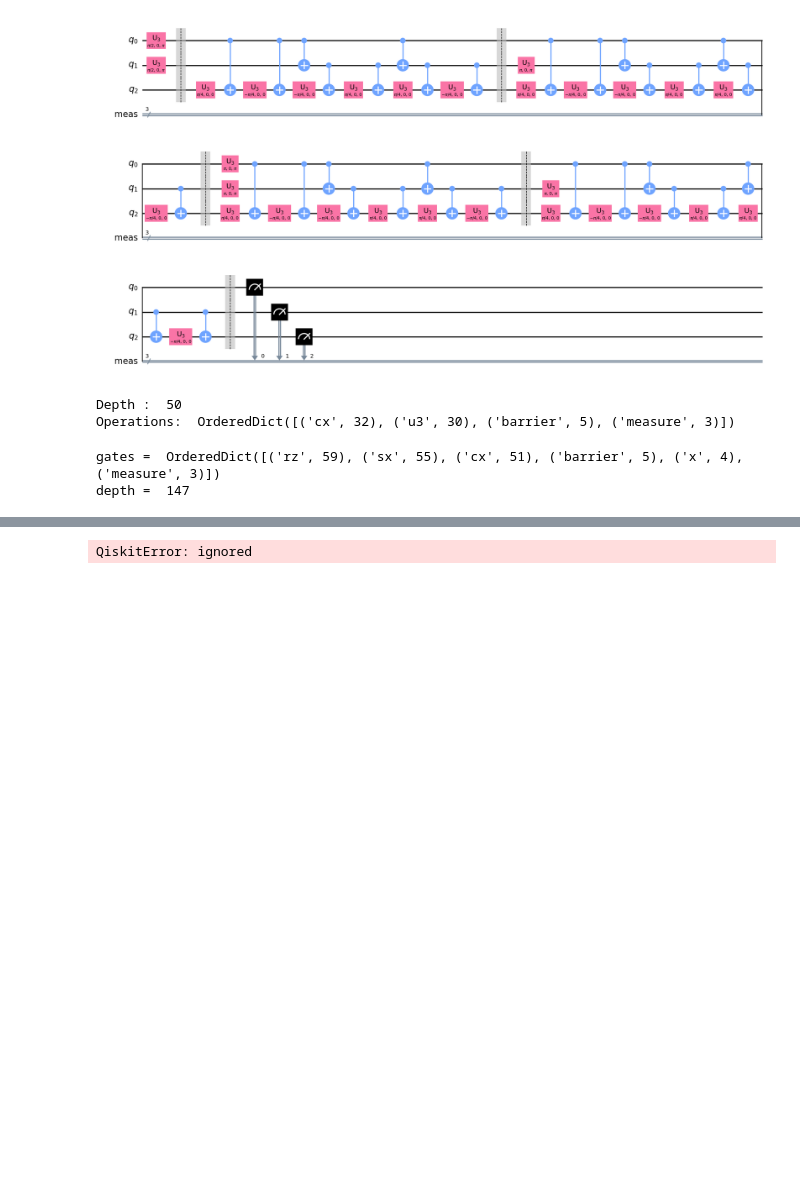
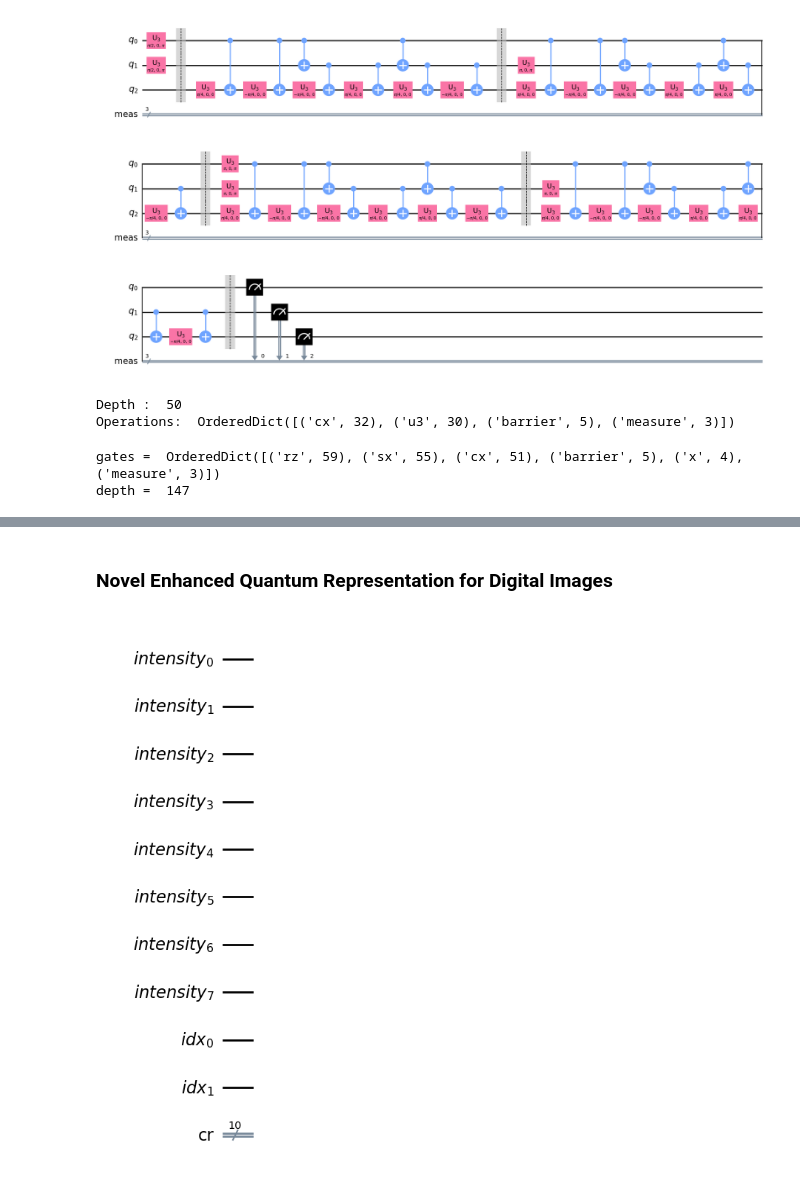
Before and after one commit to MUbarak123-56/qiskit-work, a Jupyter notebook: quantum_applications/fqri_neqr.ipynb, the cells around one changed output, grey strips where cells are left out. Saved outputs shown, nothing was run; the diff lists cells and outputs as text; code cells hidden in the pictures; blank space fills up the shorter version.

```diff
--- a/quantum_applications/fqri_neqr.ipynb
+++ b/quantum_applications/fqri_neqr.ipynb
@@ -288,9 +270,24 @@ Successfully installed ntlm-auth-1.5.0 qiskit-ibmq-provider-0.20.2 requests-ntlm
 # %%
-t_qc1 = transpile(qc1, fake_athens, optimization_level=3)
-qobj = assemble(t_qc1, shots=4096)
-result = fake_athens.run(qobj).result()
-counts = result.get_counts(qc1)
-print(counts)
-plot_histogram(counts)
+#t_qc1 = transpile(qc1, fake_athens, optimization_level=3)
+#qobj = assemble(t_qc1, shots=4096)
+#result = fake_athens.run(qobj).result()
+#counts = result.get_counts(qc1)
+#print(counts)
+#plot_histogram(counts)
-# %% [output]
-QiskitError: ignored
+# %% [markdown]
+### Novel Enhanced Quantum Representation for Digital Images
+# %%
+import numpy as np
+from qiskit import QuantumRegister, ClassicalRegister
+
+idx = QuantumRegister(2, "idx")
+intensity = QuantumRegister(8, "intensity")
+cr = ClassicalRegister(10, "cr")
+
+qc_image = QuantumCircuit(intensity, idx, cr)
+
+num_qubits = qc_image.num_qubits
+
+qc_image.draw("mpl")
+# %% [output]
+[figure, added]
```
Also changed, not shown: parts of 11 cells of this notebook.
